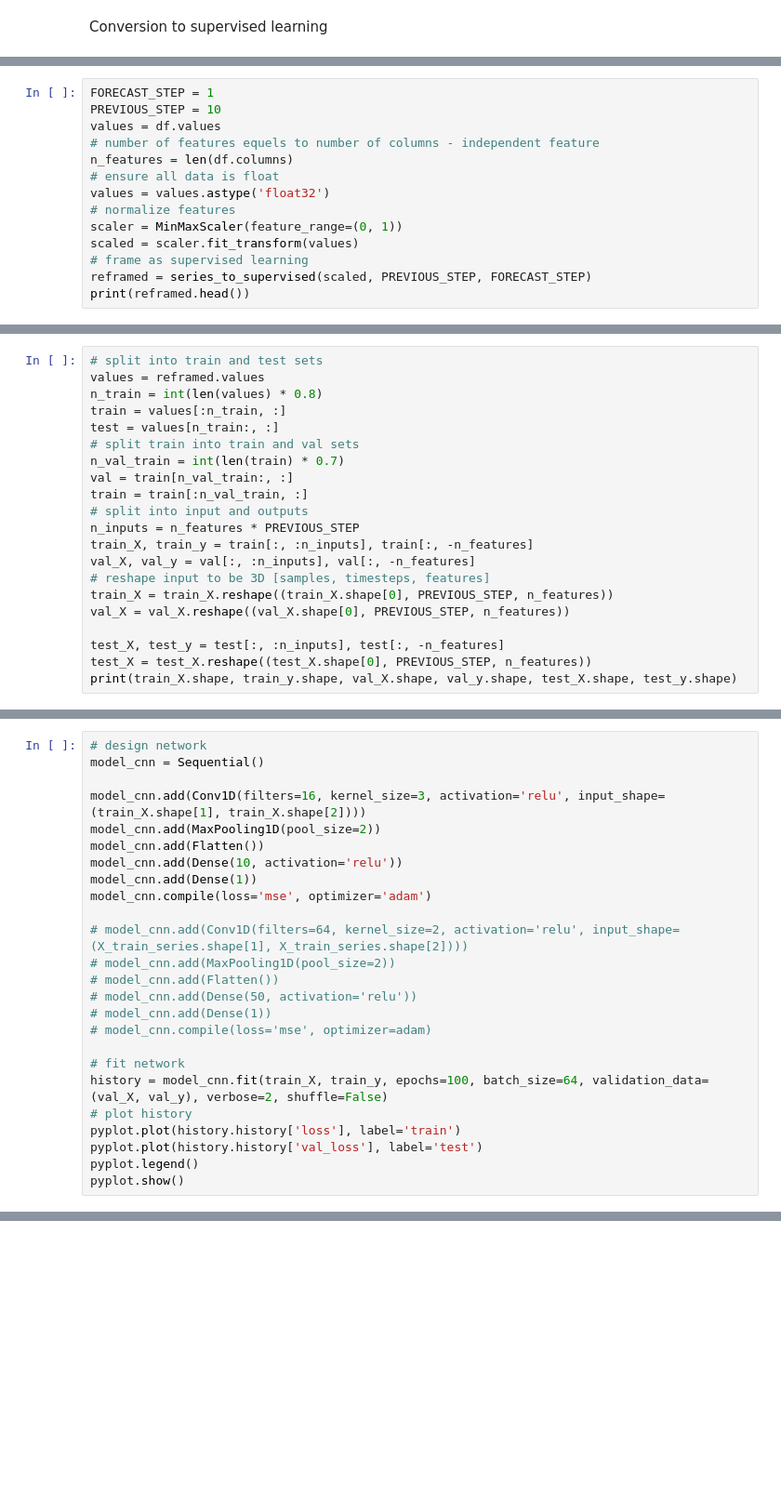
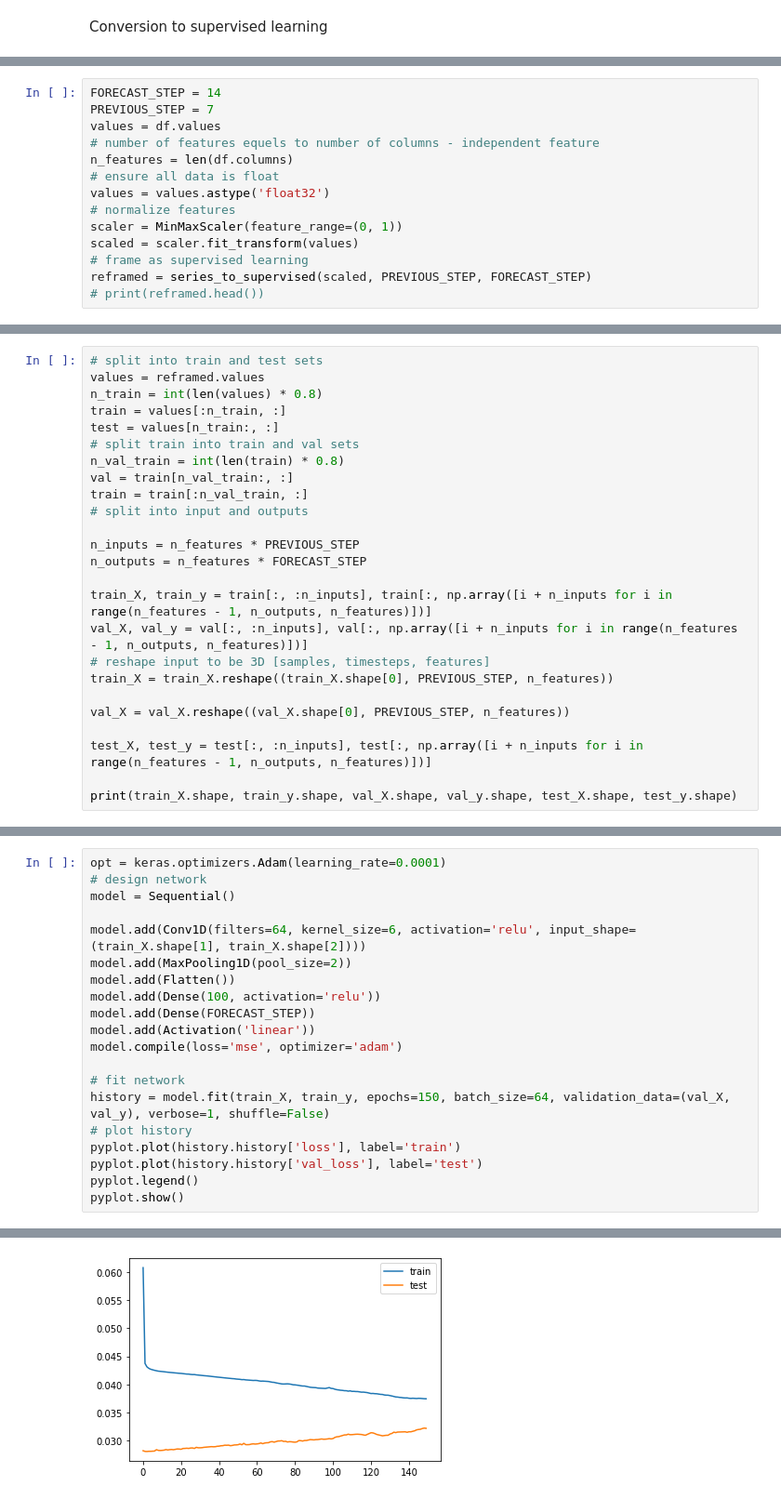
Before and after one commit to mikecitt/pollution-forecast-ai, a Jupyter notebook: water_quality/train_cnn.ipynb, the cells around one changed output, grey strips where cells are left out. Shown: that part at 93% size. Cells and saved outputs as stored; diff of their text form; blank space fills up the shorter version.

```diff
--- a/water_quality/train_cnn.ipynb
+++ b/water_quality/train_cnn.ipynb
@@ -89,8 +87,8 @@ def series_to_supervised(data, n_in=1, n_out=1, dropnan=True):
 		agg.dropna(inplace=True)
 	return agg
 # %%
-FORECAST_STEP = 1
-PREVIOUS_STEP = 10
+FORECAST_STEP = 14
+PREVIOUS_STEP = 7
 values = df.values
 # number of features equels to number of columns - independent feature
 n_features = len(df.columns)
@@ -101,4 +99,4 @@ scaler = MinMaxScaler(feature_range=(0, 1))
 scaled = scaler.fit_transform(values)
 # frame as supervised learning
 reframed = series_to_supervised(scaled, PREVIOUS_STEP, FORECAST_STEP)
-print(reframed.head())
+# print(reframed.head())
@@ -127,18 +107,22 @@ n_train = int(len(values) * 0.8)
 train = values[:n_train, :]
 test = values[n_train:, :]
 # split train into train and val sets
-n_val_train = int(len(train) * 0.7)
+n_val_train = int(len(train) * 0.8)
 val = train[n_val_train:, :]
 train = train[:n_val_train, :]
 # split into input and outputs
+
 n_inputs = n_features * PREVIOUS_STEP
-train_X, train_y = train[:, :n_inputs], train[:, -n_features]
-val_X, val_y = val[:, :n_inputs], val[:, -n_features]
+n_outputs = n_features * FORECAST_STEP
+
+train_X, train_y = train[:, :n_inputs], train[:, np.array([i + n_inputs for i in range(n_features - 1, n_outputs, n_features)])]
+val_X, val_y = val[:, :n_inputs], val[:, np.array([i + n_inputs for i in range(n_features - 1, n_outputs, n_features)])]
 # reshape input to be 3D [samples, timesteps, features]
 train_X = train_X.reshape((train_X.shape[0], PREVIOUS_STEP, n_features))
+
 val_X = val_X.reshape((val_X.shape[0], PREVIOUS_STEP, n_features))
 
-test_X, test_y = test[:, :n_inputs], test[:, -n_features]
-test_X = test_X.reshape((test_X.shape[0], PREVIOUS_STEP, n_features))
+test_X, test_y = test[:, :n_inputs], test[:, np.array([i + n_inputs for i in range(n_features - 1, n_outputs, n_features)])]
+
 print(train_X.shape, train_y.shape, val_X.shape, val_y.shape, test_X.shape, test_y.shape)
 # %% [output]
@@ -146,23 +130,18 @@ print(train_X.shape, train_y.shape, val_X.shape, val_y.shape, test_X.shape, test
 # %%
+opt = keras.optimizers.Adam(learning_rate=0.0001)
 # design network
-model_cnn = Sequential()
+model = Sequential()
 
-model_cnn.add(Conv1D(filters=16, kernel_size=3, activation='relu', input_shape=(train_X.shape[1], train_X.shape[2])))
-model_cnn.add(MaxPooling1D(pool_size=2))
-model_cnn.add(Flatten())
-model_cnn.add(Dense(10, activation='relu'))
-model_cnn.add(Dense(1))
-model_cnn.compile(loss='mse', optimizer='adam')
-
-# model_cnn.add(Conv1D(filters=64, kernel_size=2, activation='relu', input_shape=(X_train_series.shape[1], X_train_series.shape[2])))
-# model_cnn.add(MaxPooling1D(pool_size=2))
-# model_cnn.add(Flatten())
-# model_cnn.add(Dense(50, activation='relu'))
-# model_cnn.add(Dense(1))
-# model_cnn.compile(loss='mse', optimizer=adam)
+model.add(Conv1D(filters=64, kernel_size=6, activation='relu', input_shape=(train_X.shape[1], train_X.shape[2])))
+model.add(MaxPooling1D(pool_size=2))
+model.add(Flatten())
+model.add(Dense(100, activation='relu'))
+model.add(Dense(FORECAST_STEP))
+model.add(Activation('linear'))
+model.compile(loss='mse', optimizer='adam')
 
 # fit network
-history = model_cnn.fit(train_X, train_y, epochs=100, batch_size=64, validation_data=(val_X, val_y), verbose=2, shuffle=False)
+history = model.fit(train_X, train_y, epochs=150, batch_size=64, validation_data=(val_X, val_y), verbose=1, shuffle=False)
 # plot history
 pyplot.plot(history.history['loss'], label='train')
 pyplot.plot(history.history['val_loss'], label='test')
@@ -189,0 +168 @@ KeyboardInterrupt:
+[figure, added]
```
Also changed, not shown: parts of 12 cells of this notebook, 1 other file.
